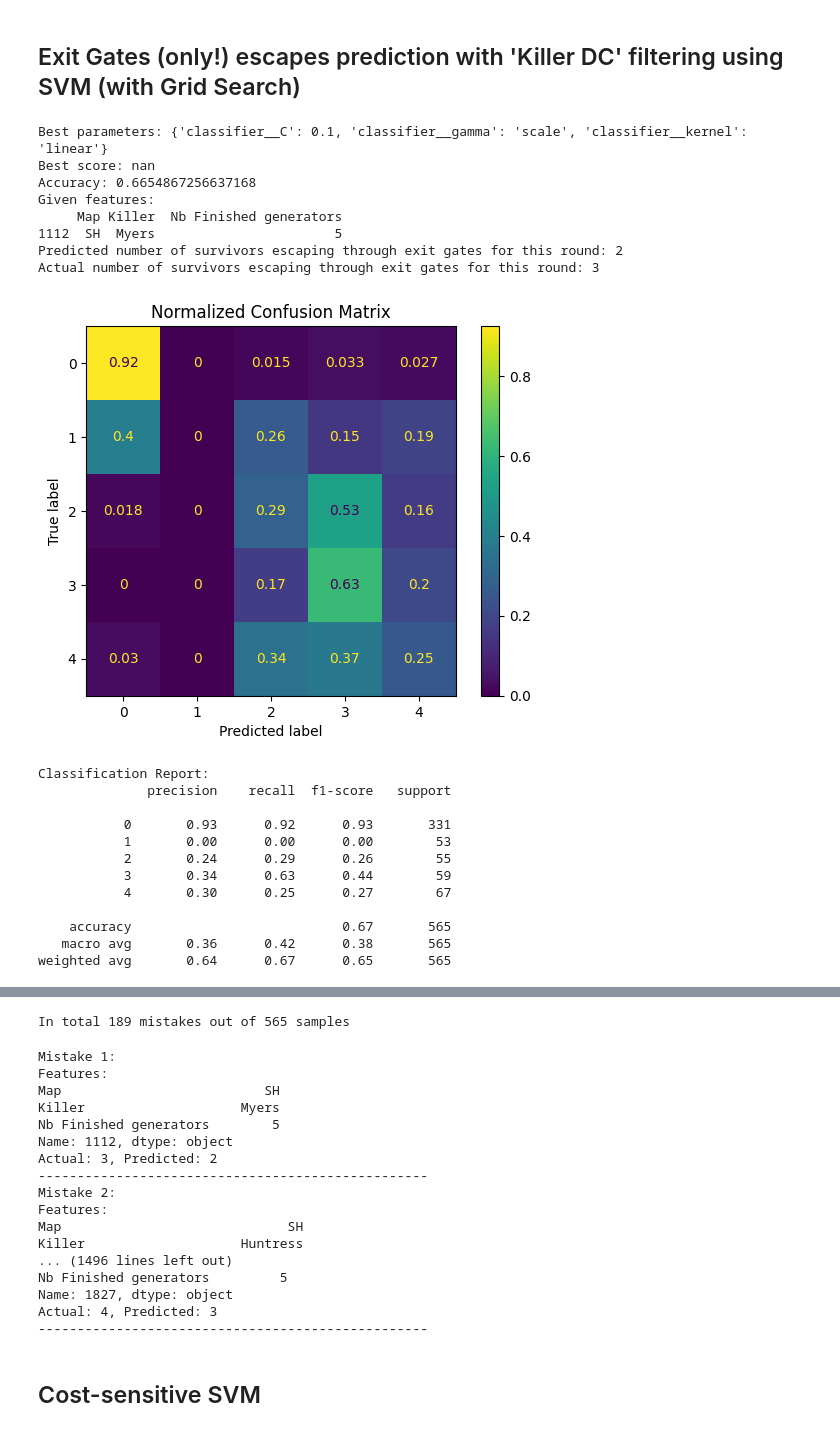
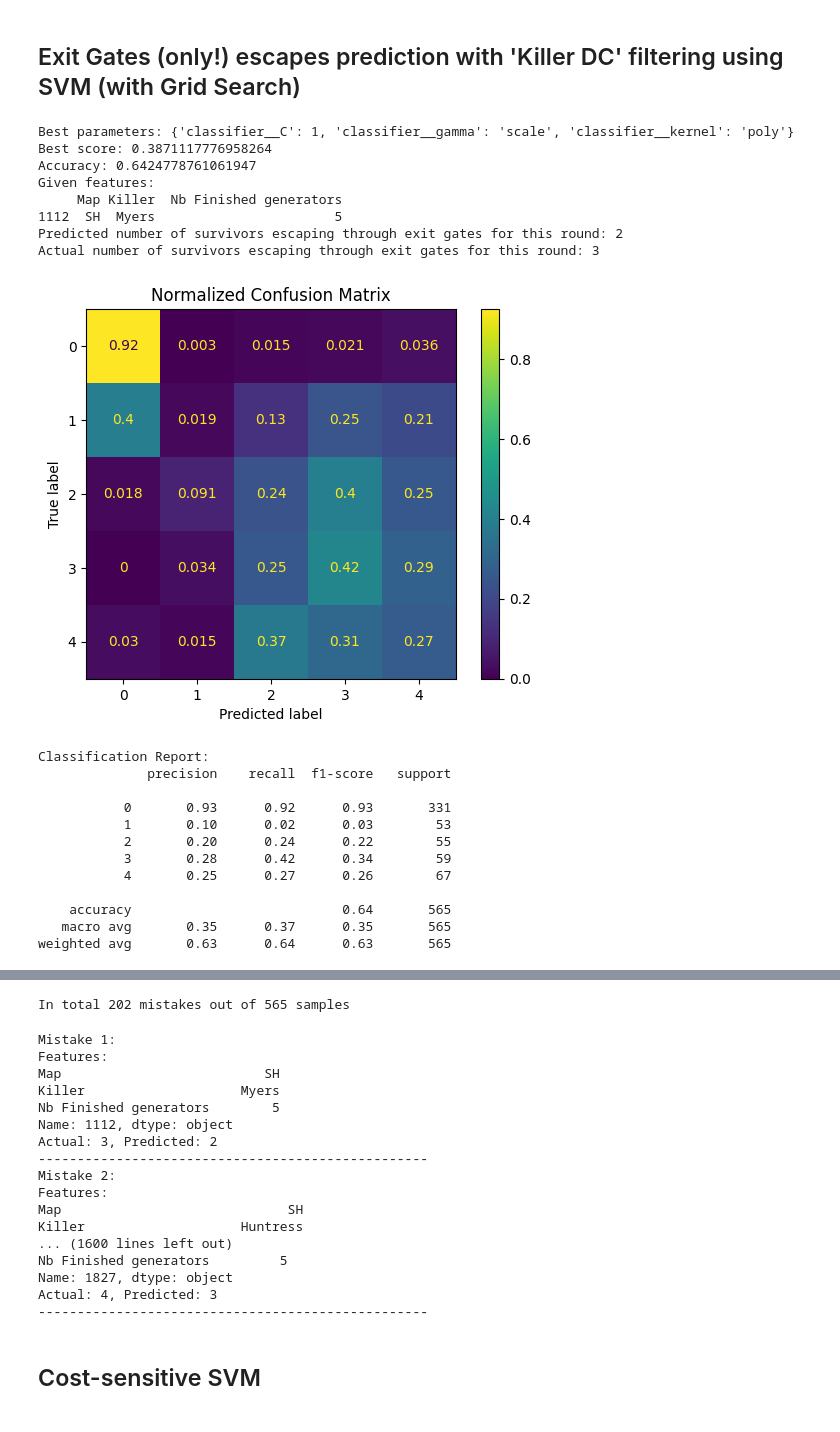
Before and after one commit to doubavitch/Dead-by-Daylight-Predictions, a Jupyter notebook: Dead by Daylight Predictions.ipynb, the cells around one changed output, grey strips where cells are left out. Cells and saved outputs as stored; diff of their text form; code cells hidden in the pictures.

```diff
--- a/Dead by Daylight Predictions.ipynb
+++ b/Dead by Daylight Predictions.ipynb
@@ -498,20 +457,6 @@ With grid search
 
 ### How to improve grid search??
 # %%
-import pandas as pd
-import numpy as np
-from sklearn.compose import ColumnTransformer
-from sklearn.ensemble import RandomForestClassifier
-from sklearn.metrics import confusion_matrix, classification_report, ConfusionMatrixDisplay, accuracy_score
-from sklearn.model_selection import train_test_split, GridSearchCV
-from sklearn.pipeline import Pipeline
-from sklearn.preprocessing import OneHotEncoder
-import matplotlib.pyplot as plt
-from tqdm import tqdm
-
-# Load the dataset
-data = pd.read_csv('Dead by Daylight data.csv')
-
 # Filter out matches where 'Comments' contains 'Killer DC'
 data = data[~data['Comments'].str.contains('Killer DC', na=False)]
 
@@ -547,8 +492,8 @@ param_grid = {
     'classifier__min_samples_leaf': [1, 2, 4]
 }
 
-# Create the GridSearchCV object
-grid_search = GridSearchCV(estimator=model, param_grid=param_grid, cv=3, n_jobs=-1, scoring='accuracy')
+# Creation of the Grid Search
+grid_search = GridSearchCV(estimator=model, param_grid=param_grid, cv=5, n_jobs=-1, scoring='accuracy')
 
 # Split the data into training and testing sets
 X_train, X_test, y_train, y_test = train_test_split(features, target, test_size=0.2, random_state=42)
@@ -566,14 +511,6 @@ y_pred = best_model.predict(X_test)
 accuracy = accuracy_score(y_test, y_pred)
 print(f'Accuracy: {accuracy}')
 
-# Example prediction
-example = X_test.iloc[0:1]
-predicted_exit_gate_escapes = best_model.predict(example)
-actual_exit_gate_escapes = y_test.iloc[0]
-print(f'Given features: \n{example}')
-print(f'Predicted number of survivors escaping through exit gates for this round: {predicted_exit_gate_escapes[0]}')
-print(f'Actual number of survivors escaping through exit gates for this round: {actual_exit_gate_escapes}')
-
 # Confusion Matrix
 class_names = np.arange(0, 5)
 conf_matrix = confusion_matrix(y_test, y_pred, labels=class_names)
@@ -590,9 +527,14 @@ plt.show()
 print('Classification Report:')
 print(classification_report(y_test, y_pred))
 
-# Save the best model
-# import joblib
-# joblib.dump(best_model, 'dbd_exit_gate_escape_prediction_model_no_killer_dc_best_rf.pkl')
+# Example prediction
+example = X_test.iloc[0:1]
+predicted_exit_gate_escapes = best_model.predict(example)
+actual_exit_gate_escapes = y_test.iloc[0]
+print(f'--- Example prediction ---')
+print(f'Given features: \n{example}')
+print(f'Predicted number of survivors escaping through exit gates for this round: {predicted_exit_gate_escapes[0]}')
+print(f'Actual number of survivors escaping through exit gates for this round: {actual_exit_gate_escapes}')
 
 # Error analysis
 err = []
@@ -600,6 +542,7 @@ for i in range(len(y_test)):
     if y_test.iloc[i] != y_pred[i]:
         err.append(i)
 
+print(f'\n--- Error analysis ---')
 print(f'In total {len(err)} mistakes out of {len(y_test)} samples')
 
 for i in tqdm(range(len(err))):
@@ -860,7 +801,7 @@ param_grid = {
 }
 
 # Perform GridSearchCV to find the best parameters
-grid_search = GridSearchCV(model, param_grid, cv=5, scoring='f1_samples')
+grid_search = GridSearchCV(model, param_grid, cv=5, scoring='f1_macro')
 grid_search.fit(X_train, y_train)
 
 # Output the best parameters and score
@@ -917,46 +858,46 @@ for i in class_names:
 
 plt.plot([0, 1], [0, 1], 'k--')
 plt.xlim([0.0, 1.0])
 plt.ylim([0.0, 1.05])
 plt.xlabel('False Positive Rate')
 plt.ylabel('True Positive Rate')
 plt.title('ROC Curves for each class')
 plt.legend(loc="lower right")
 plt.show()
 
 # Error analysis
 err = []
 for i in range(len(y_test)):
     if y_test.iloc[i] != y_pred[i]:
         err.append(i)
 
 print(f'In total {len(err)} mistakes out of {len(y_test)} samples')
 
 for i in tqdm(range(len(err))):
     index = err[i]
     print(f'Mistake {i+1}:')
     print(f'Features: \n{X_test.iloc[index]}')
     print(f'Actual: {y_test.iloc[index]}, Predicted: {y_pred[index]}')
     print('-' * 50)
 # %% [output]
-Best parameters: {'classifier__C': 0.1, 'classifier__gamma': 'scale', 'classifier__kernel': 'linear'}
-Best score: nan
-Accuracy: 0.6654867256637168
+Best parameters: {'classifier__C': 1, 'classifier__gamma': 'scale', 'classifier__kernel': 'poly'}
+Best score: 0.3871117776958264
+Accuracy: 0.6424778761061947
 Given features:
      Map Killer  Nb Finished generators
 1112  SH  Myers                       5
 Predicted number of survivors escaping through exit gates for this round: 2
 Actual number of survivors escaping through exit gates for this round: 3
-[figure, old version]
+[figure, new version]
 Classification Report:
               precision    recall  f1-score   support
 
            0       0.93      0.92      0.93       331
-           1       0.00      0.00      0.00        53
-           2       0.24      0.29      0.26        55
-           3       0.34      0.63      0.44        59
-           4       0.30      0.25      0.27        67
+           1       0.10      0.02      0.03        53
+           2       0.20      0.24      0.22        55
+           3       0.28      0.42      0.34        59
+           4       0.25      0.27      0.26        67
 
-    accuracy                           0.67       565
-   macro avg       0.36      0.42      0.38       565
-weighted avg       0.64      0.67      0.65       565
+    accuracy                           0.64       565
+   macro avg       0.35      0.37      0.35       565
+weighted avg       0.63      0.64      0.63       565
@@ -964,4 +905,4 @@ weighted avg       0.64      0.67      0.65       565
-In total 189 mistakes out of 565 samples
+In total 202 mistakes out of 565 samples
 Mistake 1:
 Features:
 Map                          SH
@@ -974,7 +915,7 @@ Mistake 2:
 Features:
 Map                             SH
 Killer                    Huntress
-... (1496 lines left out)
+... (1600 lines left out)
 Nb Finished generators         5
 Name: 1827, dtype: object
 Actual: 4, Predicted: 3
```
Also changed, not shown: parts of 9 cells of this notebook.
